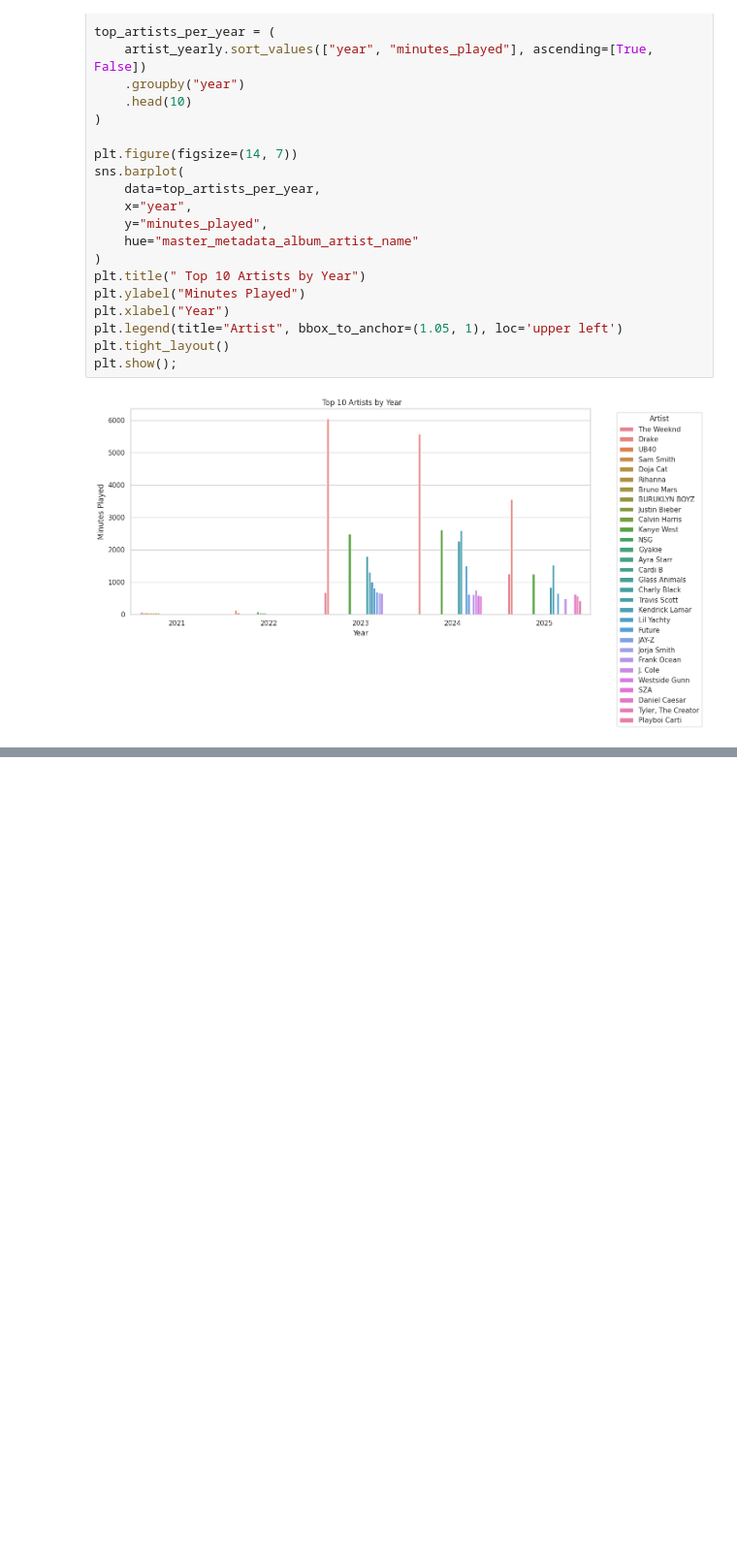
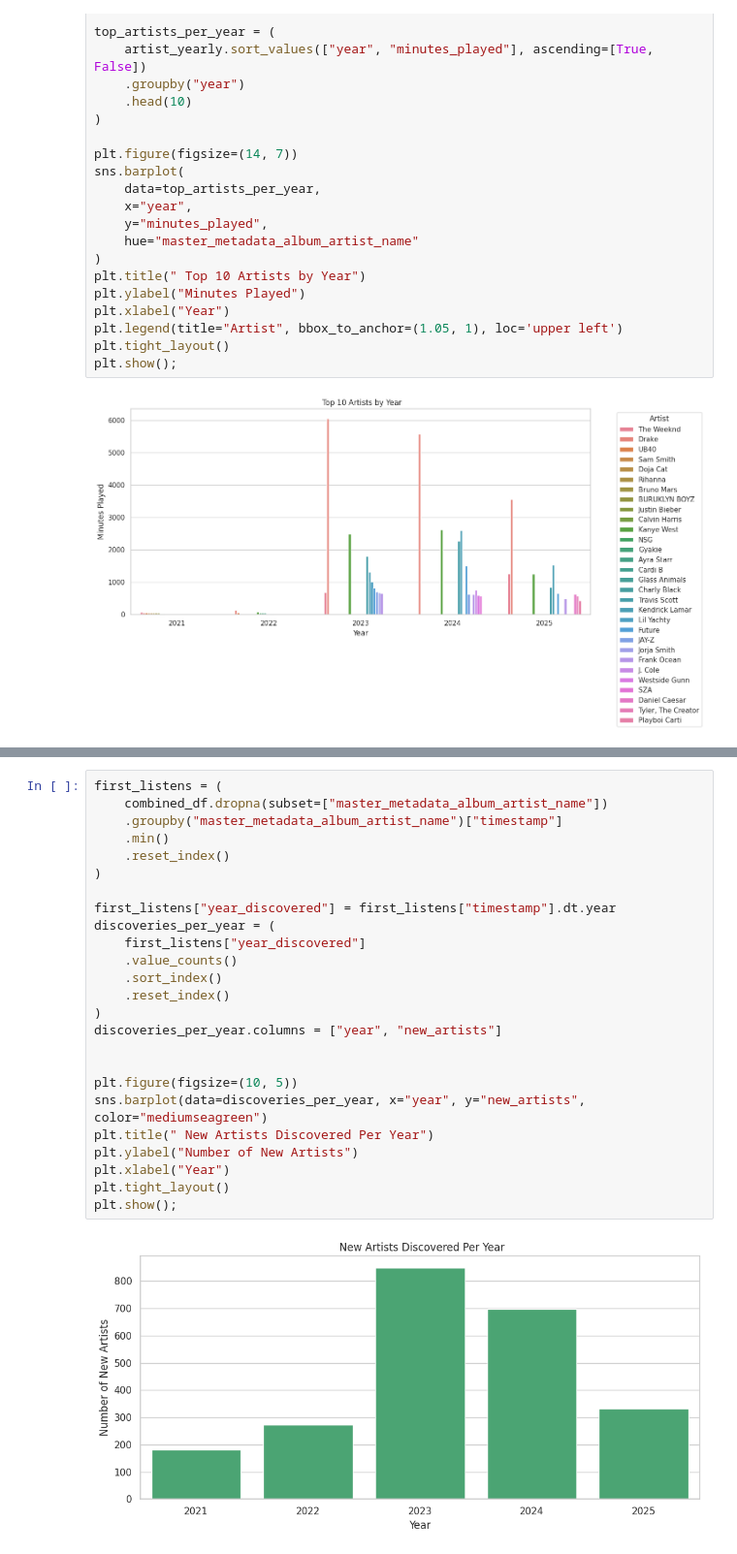
Before and after one commit to elvert19/spoti_stats, a Jupyter notebook: spotiy.ipynb, the cells around one changed output, grey strips where cells are left out. Shown at 97% size. Saved outputs shown, nothing was run; the diff lists cells and outputs as text; blank space fills up the shorter version.

```diff
--- a/spotiy.ipynb
+++ b/spotiy.ipynb
@@ -463,0 +464,27 @@ plt.show();
+# %%
+first_listens = (
+    combined_df.dropna(subset=["master_metadata_album_artist_name"])
+    .groupby("master_metadata_album_artist_name")["timestamp"]
+    .min()
+    .reset_index()
+)
+
+first_listens["year_discovered"] = first_listens["timestamp"].dt.year
+discoveries_per_year = (
+    first_listens["year_discovered"]
+    .value_counts()
+    .sort_index()
+    .reset_index()
+)
+discoveries_per_year.columns = ["year", "new_artists"]
+
+
+plt.figure(figsize=(10, 5))
+sns.barplot(data=discoveries_per_year, x="year", y="new_artists", color="mediumseagreen")
+plt.title(" New Artists Discovered Per Year")
+plt.ylabel("Number of New Artists")
+plt.xlabel("Year")
+plt.tight_layout()
+plt.show();
+# %% [output]
+[figure, added]
```
Also changed, not shown: parts of 6 cells of this notebook.
